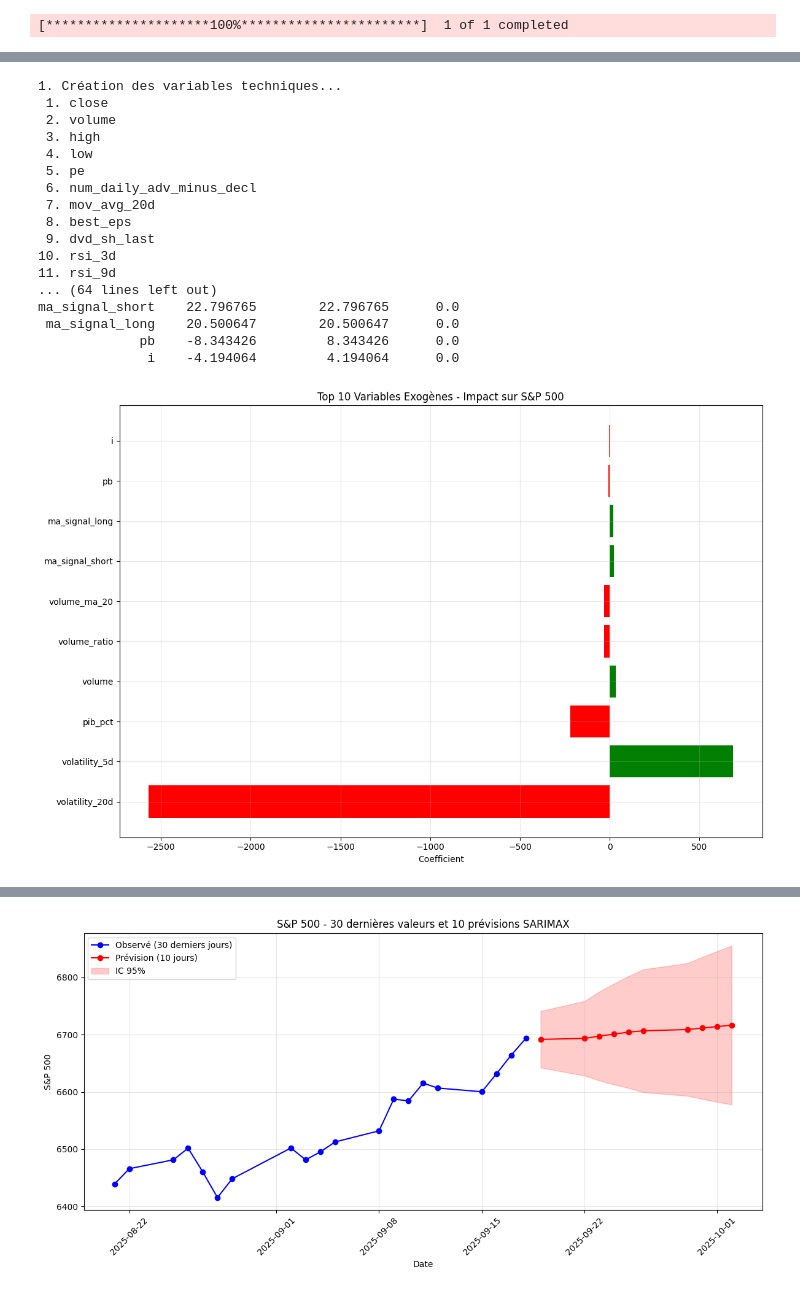
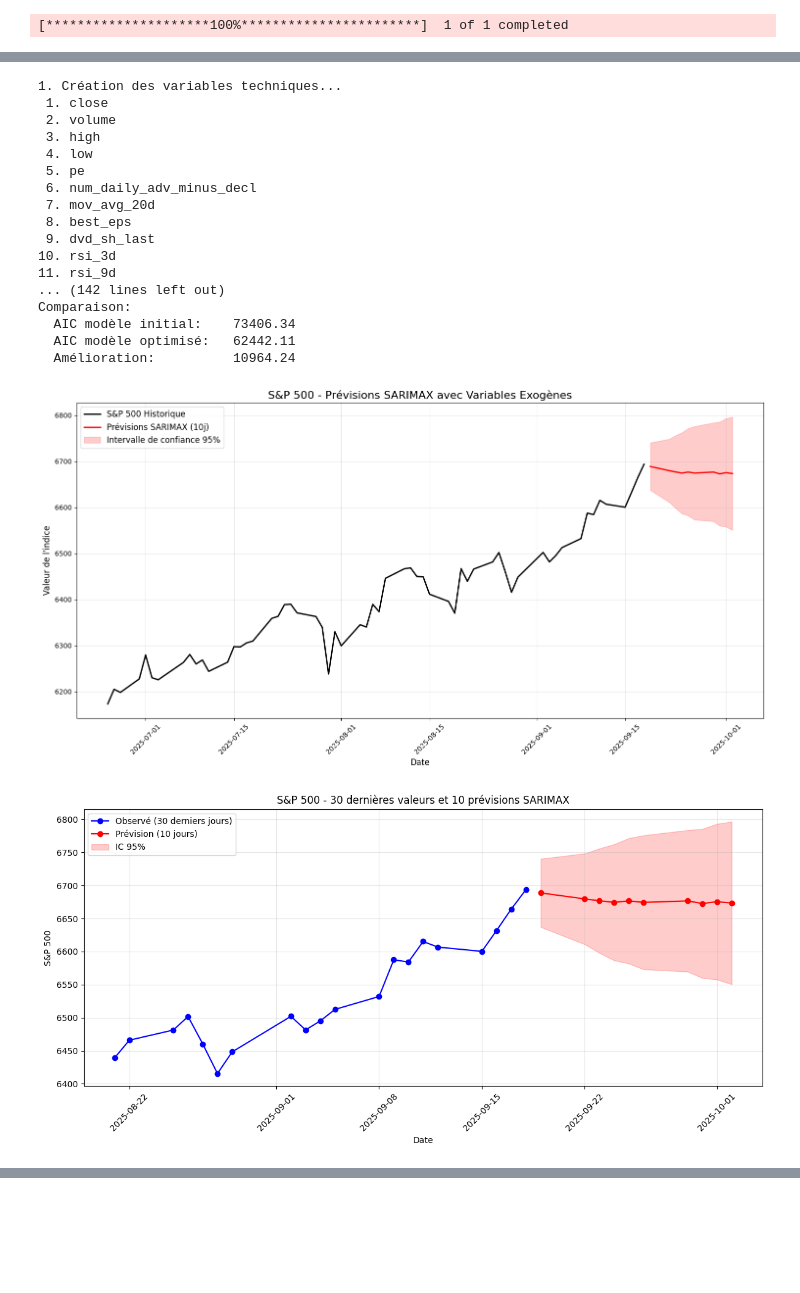
Before and after one commit to Alazuz/bigdata_project, a Jupyter notebook: SARIMAX.ipynb, the cells around one changed output, grey strips where cells are left out. Saved outputs shown, nothing was run; the diff lists cells and outputs as text; code cells hidden in the pictures; blank space fills up the shorter version.

Commit message:
SARIMAX paramétré

```diff
--- a/SARIMAX.ipynb
+++ b/SARIMAX.ipynb
@@ -52,11 +52,5 @@ data = data.merge(GDPM, on=['year', 'month'], how='left')
 data.drop(['timestamp','date_y','year','month'], axis=1, inplace=True)
 data['DXY'].fillna(method='ffill', inplace=True)
 data.set_index('date_x', inplace=True)
-
-
-#data.drop(['rsi_3d'], axis=1, inplace=True)
-#data.drop(['rsi_9d'], axis=1, inplace=True)
-#data.drop(['rsi_14d'], axis=1, inplace=True)
-data.drop(['rsi_30d'], axis=1, inplace=True)
 # %% [output]
 [*********************100%***********************]  1 of 1 completed
@@ -139,21 +176,17 @@ class SP500SARIMAXForecaster:
         # 2. Moyennes mobiles et signaux techniques
         if target_column in df.columns:
             df['mov_avg_10d'] = df['mov_avg_10d']
-            df['mov_avg_20d'] = df['mov_avg_20d']
             df['mov_avg_30d'] = df['mov_avg_30d']
-            df['mov_avg_50d'] = df['mov_avg_50d']
-            df['mov_avg_100d'] = df['mov_avg_100d']
-            df['mov_avg_200d'] = df['mov_avg_200d']
 
             # Signaux techniques
             df['ma_signal_short'] = (df[target_column] > df['mov_avg_10d']).astype(int)
-            df['ma_signal_long'] = (df[target_column] > df['mov_avg_50d']).astype(int)
+            df['ma_signal_long'] = (df[target_column] > df['mov_avg_30d']).astype(int)
 
         # 3. Volume (si disponible)
         if 'volume' in df.columns:
             df['volume_ma_20'] = df['volume'].rolling(20).mean()
             df['volume_ratio'] = df['volume'] / df['volume_ma_20']
-            df['high_volume'] = (df['volume_ratio'] > 1.5).astype(int)
+            # df['high_volume'] = (df['volume_ratio'] > 1.5).astype(int) Non significative
 
         # === VARIABLES MACRO-ÉCONOMIQUES (si disponibles) ===
 
@@ -216,7 +249,7 @@ class SP500SARIMAXForecaster:
         return exog_data
 
     def fit_sarimax_model(self, target_column='close',
-                         order=(1,1,1), seasonal_order=(1,0,1,5)):
+                         order=(1,1,1), seasonal_order=(3,0,1,5)):
         """
         Ajuste le modèle SARIMAX avec variables exogènes
         """
@@ -357,21 +390,6 @@ class SP500SARIMAXForecaster:
             print("=== IMPORTANCE DES VARIABLES EXOGÈNES ===")
             print(importance_df.head(10).to_string(index=False))
 
-            # Graphique
-            top_vars = importance_df.head(10)
-            plt.figure(figsize=(12, 8))
-            colors = ['red' if coef < 0 else 'green' for coef in top_vars['Coefficient']]
-            plt.barh(range(len(top_vars)), top_vars['Coefficient'], color=colors)
-            plt.yticks(range(len(top_vars)), top_vars['Variable'])
-            plt.xlabel('Coefficient')
-            plt.title('Top 10 Variables Exogènes - Impact sur S&P 500')
-            plt.grid(True, alpha=0.3)
-            plt.tight_layout()
-            plt.show()
-            print("exog_params:", exog_params)
-            print("feature_names:", self.feature_names)
-            print("exog_vars shape:", self.exog_vars.shape)
-
             return importance_df
         else:
             print("Aucune variable exogène détectée dans le modèle.")
@@ -400,12 +418,39 @@ exog_vars = forecaster.select_exog_variables(target_column='cible', method='all'
 fitted_model = forecaster.fit_sarimax_model(
     target_column='cible',
     order=(1,1,1),
-    seasonal_order=(1,0,1,5)
+    seasonal_order=(3,0,1,5)
 )
 
 if fitted_model:
     # 4. Analyser l'importance des variables
     importance = forecaster.feature_importance()
+
+    # 4bis. AJOUTER ICI LA MÉTHODE 1 (optimisation)
+    print("\n4bis. OPTIMISATION DES VARIABLES")
+    print("=" * 60)
+
+    # Filtrer les variables significatives (p-value < 0.05)
+    significant_vars = importance[importance['P_Value'] < 0.05]['Variable'].tolist()
+
+    print(f"✓ Variables significatives (p < 0.05): {len(significant_vars)}/{len(importance)}")
+    print(f"Variables retenues: {significant_vars}")
+
+    # Réajuster le modèle avec seulement les variables significatives
+    print("\nRé-ajustement avec variables significatives...")
+    forecaster.select_exog_variables(target_column='cible', method=significant_vars)
+
+    fitted_model_opt = forecaster.fit_sarimax_model(
+        target_column='cible',
+        order=(1,1,1),
+        seasonal_order=(3,0,1,5)
+    )
+
+    # Comparer les AIC
+    print(f"\nComparaison:")
+    print(f"  AIC modèle initial:    {fitted_model.aic:.2f}")
+    print(f"  AIC modèle optimisé:   {fitted_model_opt.aic:.2f}")
+    print(f"  Amélioration:          {fitted_model.aic - fitted_model_opt.aic:.2f}")
+
 
     # 5. Générer des prévisions
     forecast, conf_int = forecaster.plot_forecast(target_column='cible', n_periods=10)
@@ -460,36 +505,37 @@ if fitted_model:
     for i in range(len(forecast)):
         date = future_dates[i]
         price = forecast.iloc[i]
         lower = conf_int.iloc[i, 0]
         upper = conf_int.iloc[i, 1]
 
         print(f"{date.strftime('%Y-%m-%d')} | Prix: {price:7.2f} | IC 95%: [{lower:7.2f}, {upper:7.2f}]")
 
     # Variation attendue J+1
     change = forecast.iloc[0] - forecaster.data['cible'].iloc[-1]
     change_pct = (change / forecaster.data['cible'].iloc[-1]) * 100
 
     print("\n" + "=" * 60)
     print(f"💡 PRÉDICTION POUR DEMAIN:")
     print(f"   Prix prédit: {forecast.iloc[0]:.2f}")
     print(f"   Variation:   {change:+.2f} ({change_pct:+.2f}%)")
     print("=" * 60)
 # %% [output]
 1. Création des variables techniques...
  1. close
  2. volume
  3. high
  4. low
  5. pe
  6. num_daily_adv_minus_decl
  7. mov_avg_20d
  8. best_eps
  9. dvd_sh_last
 10. rsi_3d
 11. rsi_9d
-... (64 lines left out)
-ma_signal_short    22.796765        22.796765      0.0
- ma_signal_long    20.500647        20.500647      0.0
-             pb    -8.343426         8.343426      0.0
-              i    -4.194064         4.194064      0.0
+... (142 lines left out)
+Comparaison:
+  AIC modèle initial:    73406.34
+  AIC modèle optimisé:   62442.11
+  Amélioration:          10964.24
-[figure, old version]
+[figure, new version]
+[figure, new version]
@@ -514 +558,0 @@ exog_vars shape: (6719, 55)
-[figure, removed]
```
Also changed, not shown: parts of 6 cells of this notebook.
